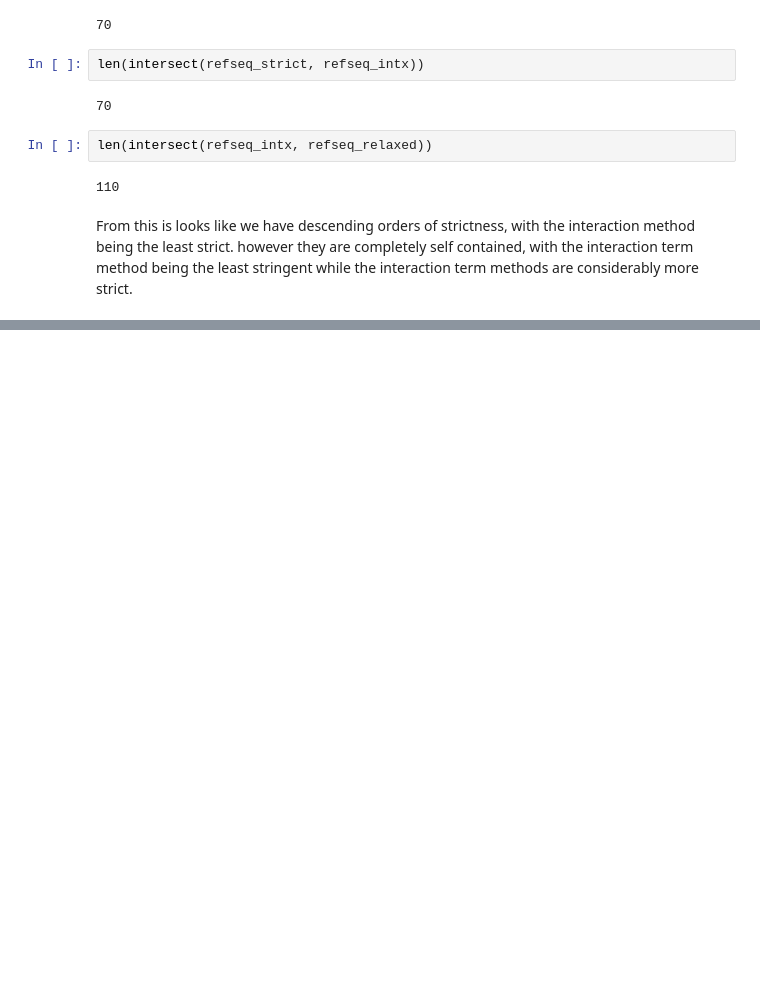
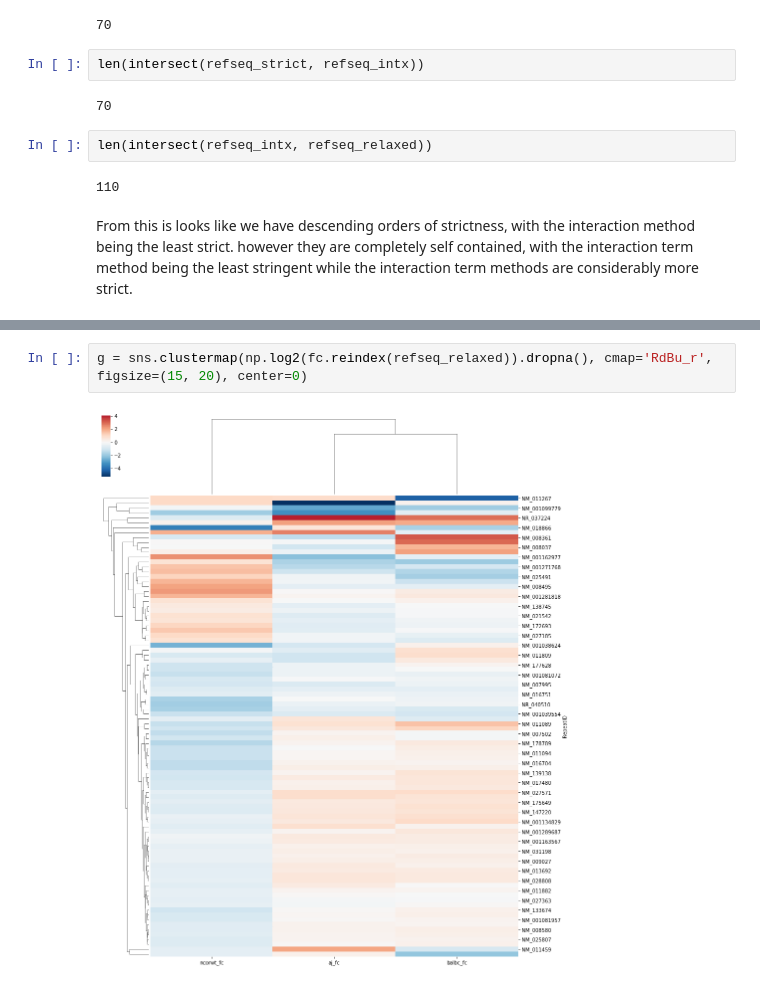
Before and after one commit to HunterBennett/liverStrains, a Jupyter notebook: results/180111_RNASeq_Strains.ipynb, the cells around one changed output, grey strips where cells are left out. Drawn from its saved outputs; the diff is of its cells as text; blank space fills up the shorter version.

```diff
--- a/results/180111_RNASeq_Strains.ipynb
+++ b/results/180111_RNASeq_Strains.ipynb
@@ -1019,0 +753,4 @@ From this is looks like we have descending orders of strictness, with the intera
+# %%
+g = sns.clustermap(np.log2(fc.reindex(refseq_relaxed)).dropna(), cmap='RdBu_r', figsize=(15, 20), center=0)
+# %% [output]
+[figure, added]
```
Also changed, not shown: parts of 70 cells of this notebook, 3 other files.
